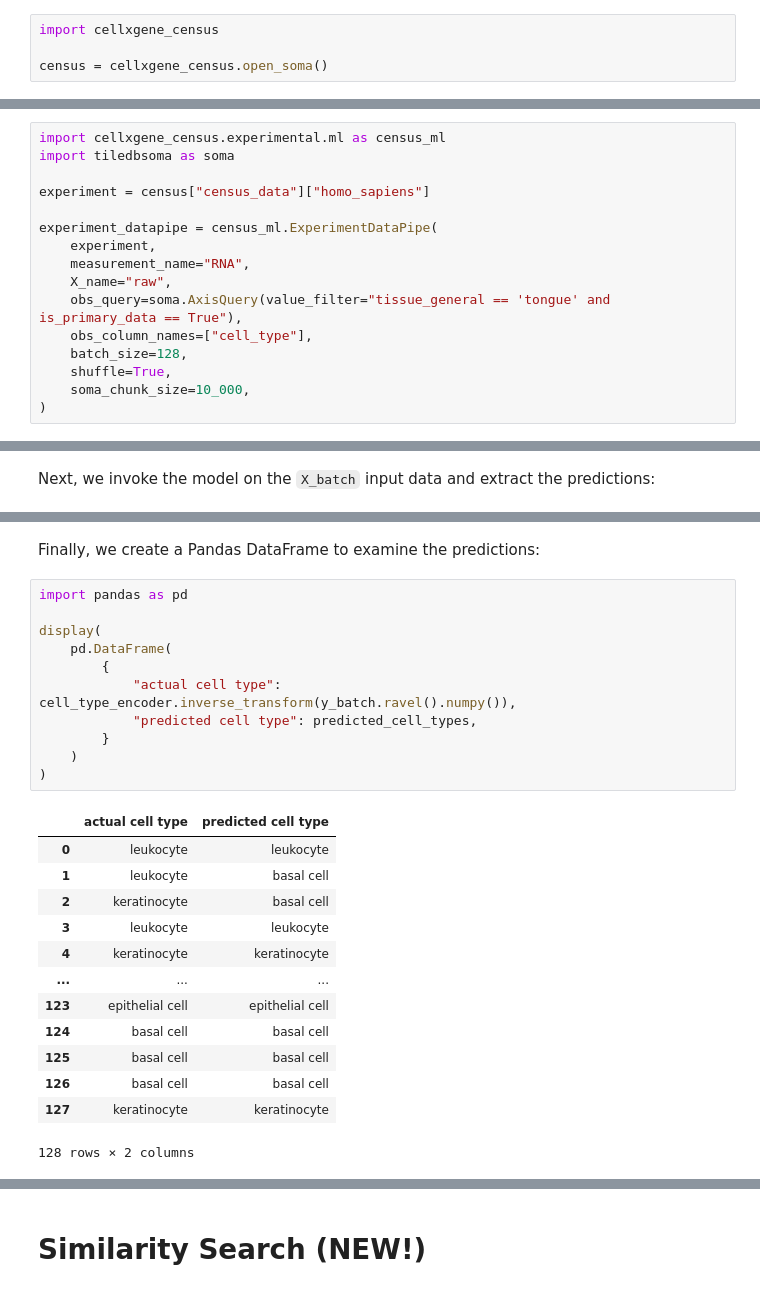
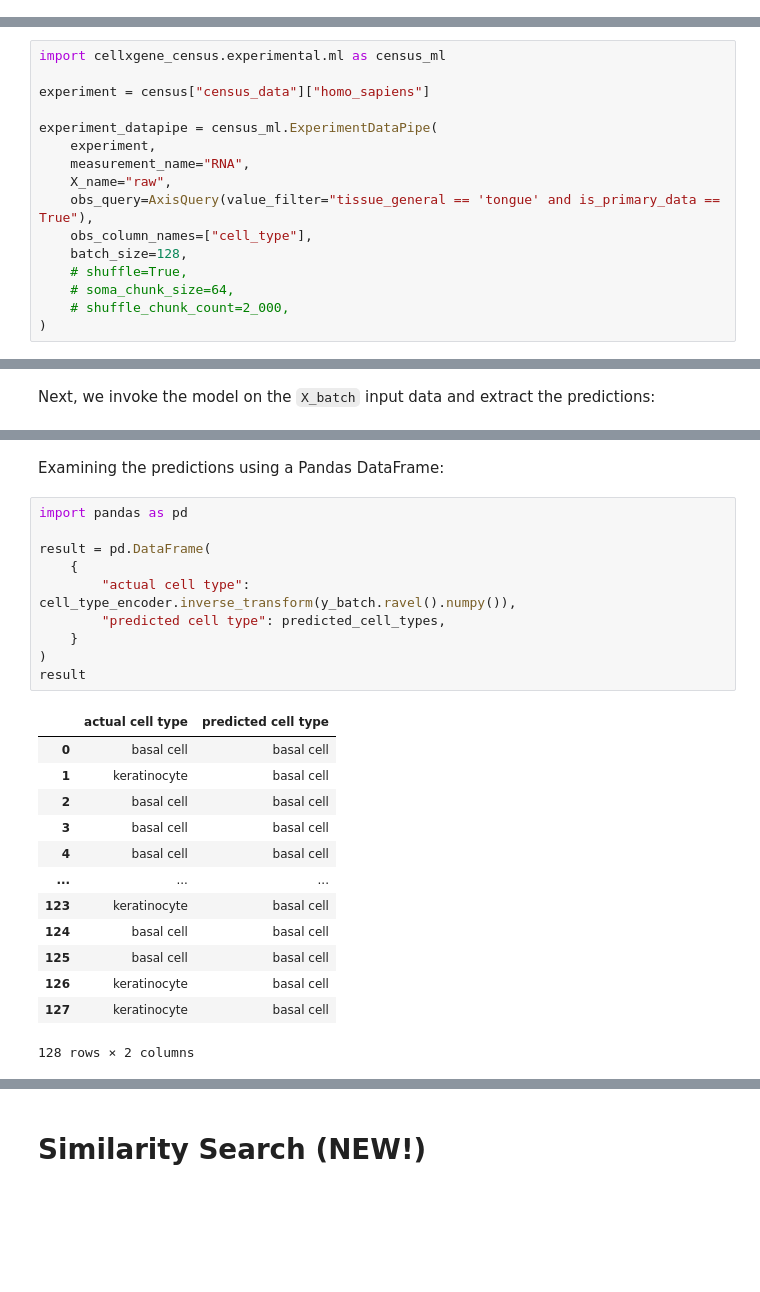
Before and after one commit to TileDB-Inc/scverse-ml-workshop-2024, a Jupyter notebook: workshop.ipynb, the cells around one changed output, grey strips where cells are left out. Saved outputs shown, nothing was run; the diff lists cells and outputs as text; blank space fills up the shorter version.

Commit message:
workshop updates, census branch fix

```diff
--- a/workshop.ipynb
+++ b/workshop.ipynb
@@ -877,4 +870,0 @@ First, obtain a handle to the Census data, in the usual manner:
-# %%
-import cellxgene_census
-
-census = cellxgene_census.open_soma()
@@ -887,6 +875,5 @@ To train a model in PyTorch using this `census` data object, first instantiate a
 # %%
 import cellxgene_census.experimental.ml as census_ml
-import tiledbsoma as soma
 
 experiment = census["census_data"]["homo_sapiens"]
 
@@ -894,9 +881,10 @@ experiment_datapipe = census_ml.ExperimentDataPipe(
     experiment,
     measurement_name="RNA",
     X_name="raw",
-    obs_query=soma.AxisQuery(value_filter="tissue_general == 'tongue' and is_primary_data == True"),
+    obs_query=AxisQuery(value_filter="tissue_general == 'tongue' and is_primary_data == True"),
     obs_column_names=["cell_type"],
     batch_size=128,
-    shuffle=True,
-    soma_chunk_size=10_000,
+    # shuffle=True,
+    # soma_chunk_size=64,
+    # shuffle_chunk_count=2_000,
 )
@@ -1114,27 +1098,26 @@ array(['leukocyte', 'basal cell', 'basal cell', 'leukocyte',
 # %% [markdown]
-Finally, we create a Pandas DataFrame to examine the predictions:
+Examining the predictions using a Pandas DataFrame:
 # %%
 import pandas as pd
 
-display(
-    pd.DataFrame(
-        {
-            "actual cell type": cell_type_encoder.inverse_transform(y_batch.ravel().numpy()),
-            "predicted cell type": predicted_cell_types,
-        }
-    )
+result = pd.DataFrame(
+    {
+        "actual cell type": cell_type_encoder.inverse_transform(y_batch.ravel().numpy()),
+        "predicted cell type": predicted_cell_types,
+    }
 )
+result
 # %% [output]
 |  | actual cell type | predicted cell type |
-| 0 | leukocyte | leukocyte |
-| 1 | leukocyte | basal cell |
-| 2 | keratinocyte | basal cell |
-| 3 | leukocyte | leukocyte |
-| 4 | keratinocyte | keratinocyte |
+| 0 | basal cell | basal cell |
+| 1 | keratinocyte | basal cell |
+| 2 | basal cell | basal cell |
+| 3 | basal cell | basal cell |
+| 4 | basal cell | basal cell |
 | ... | ... | ... |
-| 123 | epithelial cell | epithelial cell |
+| 123 | keratinocyte | basal cell |
 | 124 | basal cell | basal cell |
 | 125 | basal cell | basal cell |
-| 126 | basal cell | basal cell |
-| 127 | keratinocyte | keratinocyte |
+| 126 | keratinocyte | basal cell |
+| 127 | keratinocyte | basal cell |
 128 rows × 2 columns
```
Also changed, not shown: parts of 54 cells of this notebook.
